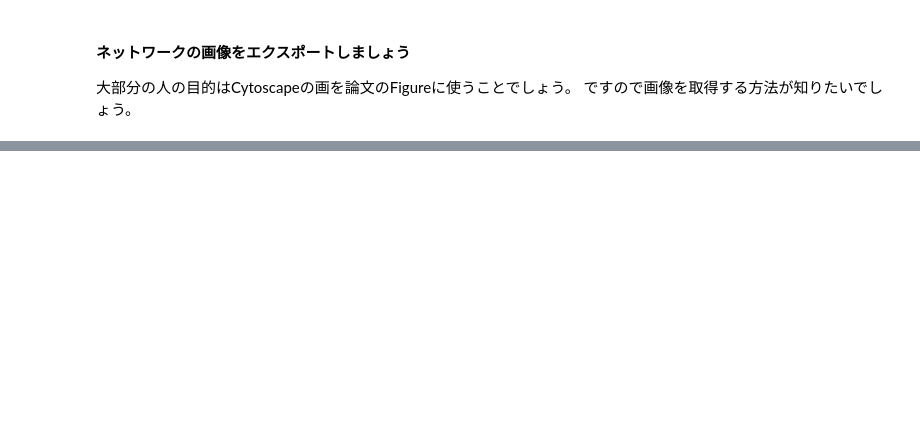
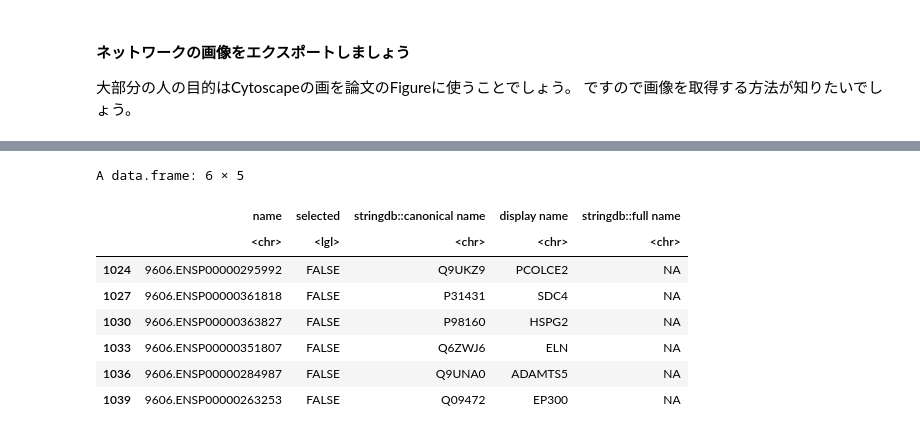
Before and after one commit to kozo2/cyautoworkshop, a Jupyter notebook: workshop_ja.ipynb, the cells around one changed output, grey strips where cells are left out. Saved outputs shown, nothing was run; the diff lists cells and outputs as text; code cells hidden in the pictures; blank space fills up the shorter version.

```diff
--- a/workshop_ja.ipynb
+++ b/workshop_ja.ipynb
@@ -168,0 +386,13 @@ RNASeq_gene_scores
+# %%
+node_attribute_table_topmesen <- getTableColumns(table="node")
+head(node_attribute_table_topmesen[,3:7])
+# %% [output]
+A data.frame: 6 × 5
+|  | name | selected | stringdb::canonical name | display name | stringdb::full name |
+|  | <chr> | <lgl> | <chr> | <chr> | <chr> |
+| 1024 | 9606.ENSP00000295992 | FALSE | Q9UKZ9 | PCOLCE2 | NA |
+| 1027 | 9606.ENSP00000361818 | FALSE | P31431 | SDC4 | NA |
+| 1030 | 9606.ENSP00000363827 | FALSE | P98160 | HSPG2 | NA |
+| 1033 | 9606.ENSP00000351807 | FALSE | Q6ZWJ6 | ELN | NA |
+| 1036 | 9606.ENSP00000284987 | FALSE | Q9UNA0 | ADAMTS5 | NA |
+| 1039 | 9606.ENSP00000263253 | FALSE | Q09472 | EP300 | NA |
```
Also changed, not shown: parts of 34 cells of this notebook.
